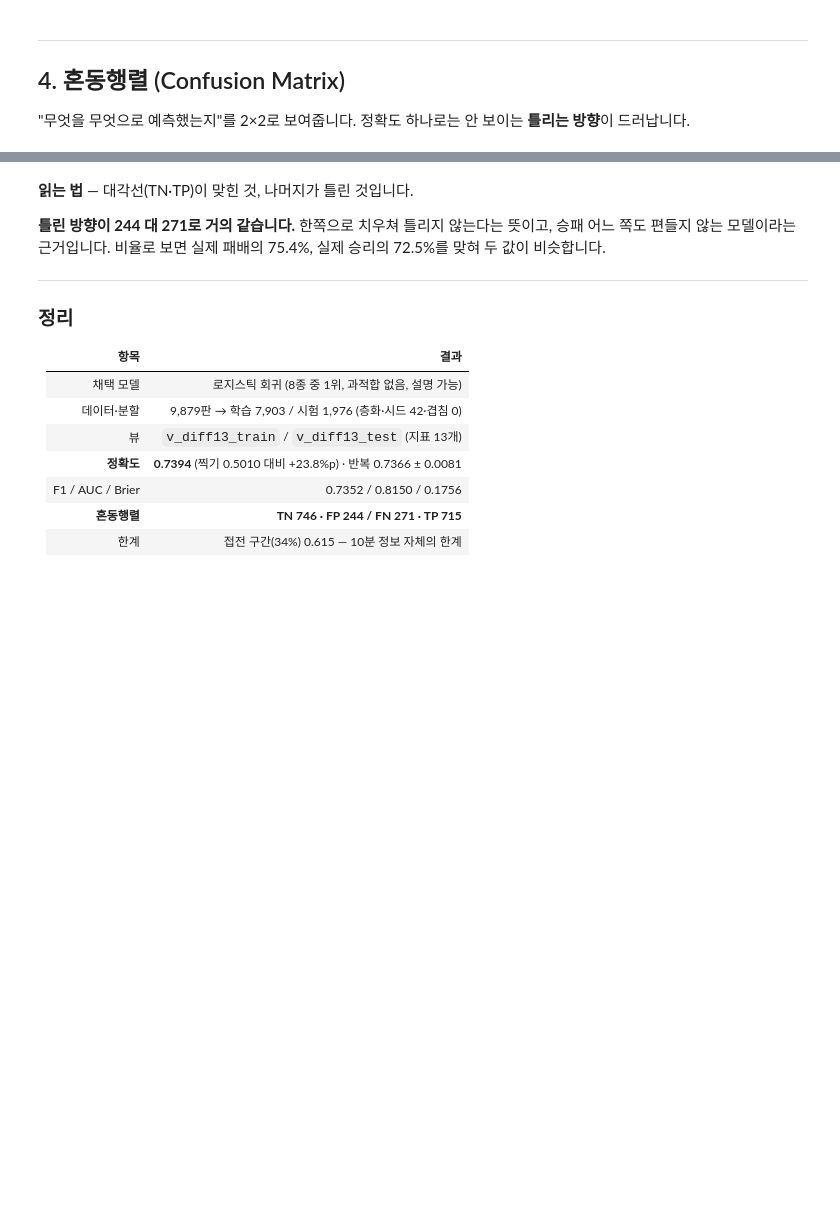
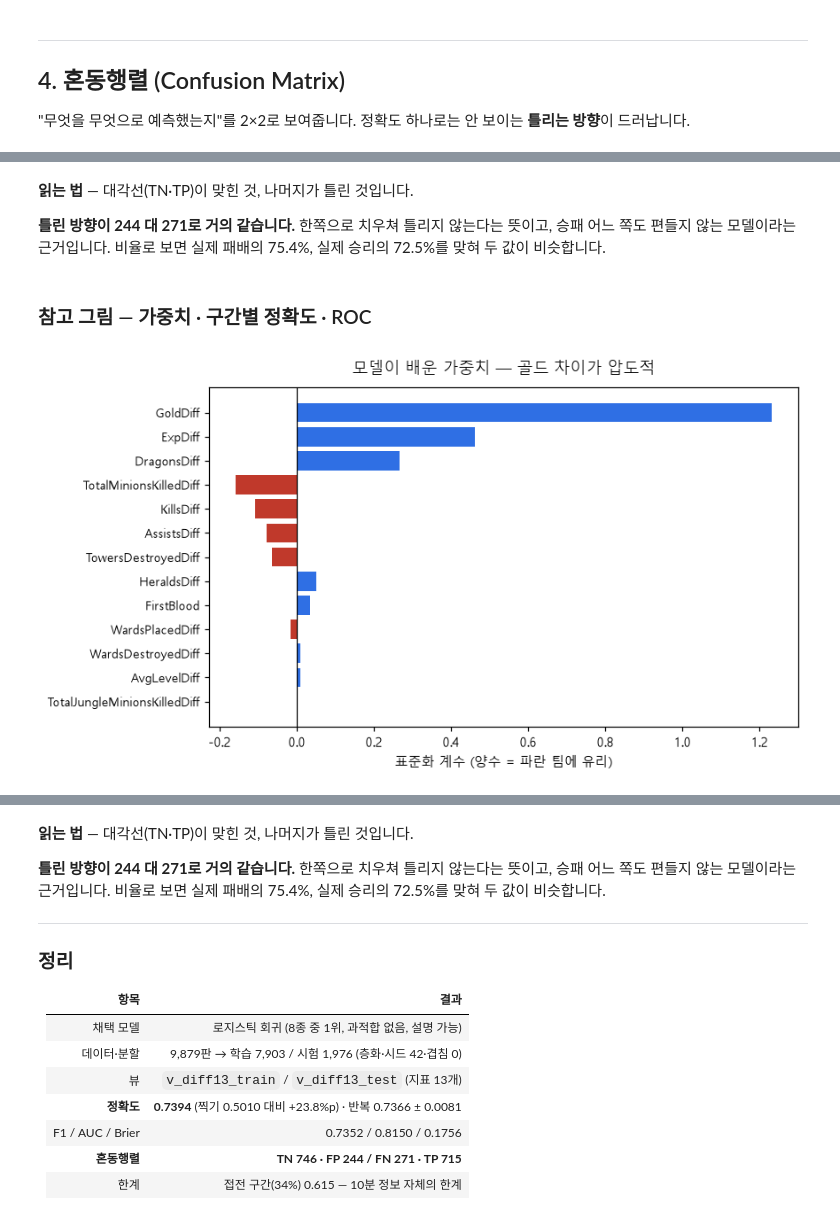
Before and after one commit to wpalswpa/project2608, a Jupyter notebook: reports/model_report.ipynb, the cells around one changed output, grey strips where cells are left out. Saved outputs shown, nothing was run; the diff lists cells and outputs as text; code cells hidden in the pictures; blank space fills up the shorter version.

```diff
--- a/reports/model_report.ipynb
+++ b/reports/model_report.ipynb
@@ -306,3 +273,23 @@ TN  746  질 경기를 지겠다고 맞힘
 FP  244  질 경기를 이긴다고 틀림   ← 헛다리
 FN  271  이길 경기를 진다고 틀림   ← 놓침
 TP  715  이길 경기를 이기겠다고 맞힘
+# %% [markdown]
+**읽는 법** — 대각선(TN·TP)이 맞힌 것, 나머지가 틀린 것입니다.
+
+**틀린 방향이 244 대 271로 거의 같습니다.** 한쪽으로 치우쳐 틀리지 않는다는 뜻이고,
+승패 어느 쪽도 편들지 않는 모델이라는 근거입니다. 비율로 보면 실제 패배의 75.4%,
+실제 승리의 72.5%를 맞혀 두 값이 비슷합니다.
+# %% [markdown]
+### 참고 그림 — 가중치 · 구간별 정확도 · ROC
+# %%
+# ── 그림 2. 모델이 배운 가중치 ────────────────────────────────
+fig, ax = plt.subplots(figsize=(8, 4.5))
+c = coef[::-1]
+ax.barh(range(len(c)), c.values, color=["#2f6fe4" if v > 0 else "#c0392b" for v in c])
+ax.set_yticks(range(len(c))); ax.set_yticklabels(c.index, fontsize=9)
+ax.axvline(0, color="black", lw=0.8)
+ax.set_xlabel("표준화 계수 (양수 = 파란 팀에 유리)", fontsize=10)
+ax.set_title("모델이 배운 가중치 — 골드 차이가 압도적", fontsize=12, pad=10)
+fig.tight_layout(); plt.show()
+# %% [output]
+[figure, added]
```
Also changed, not shown: parts of 3 cells of this notebook.
